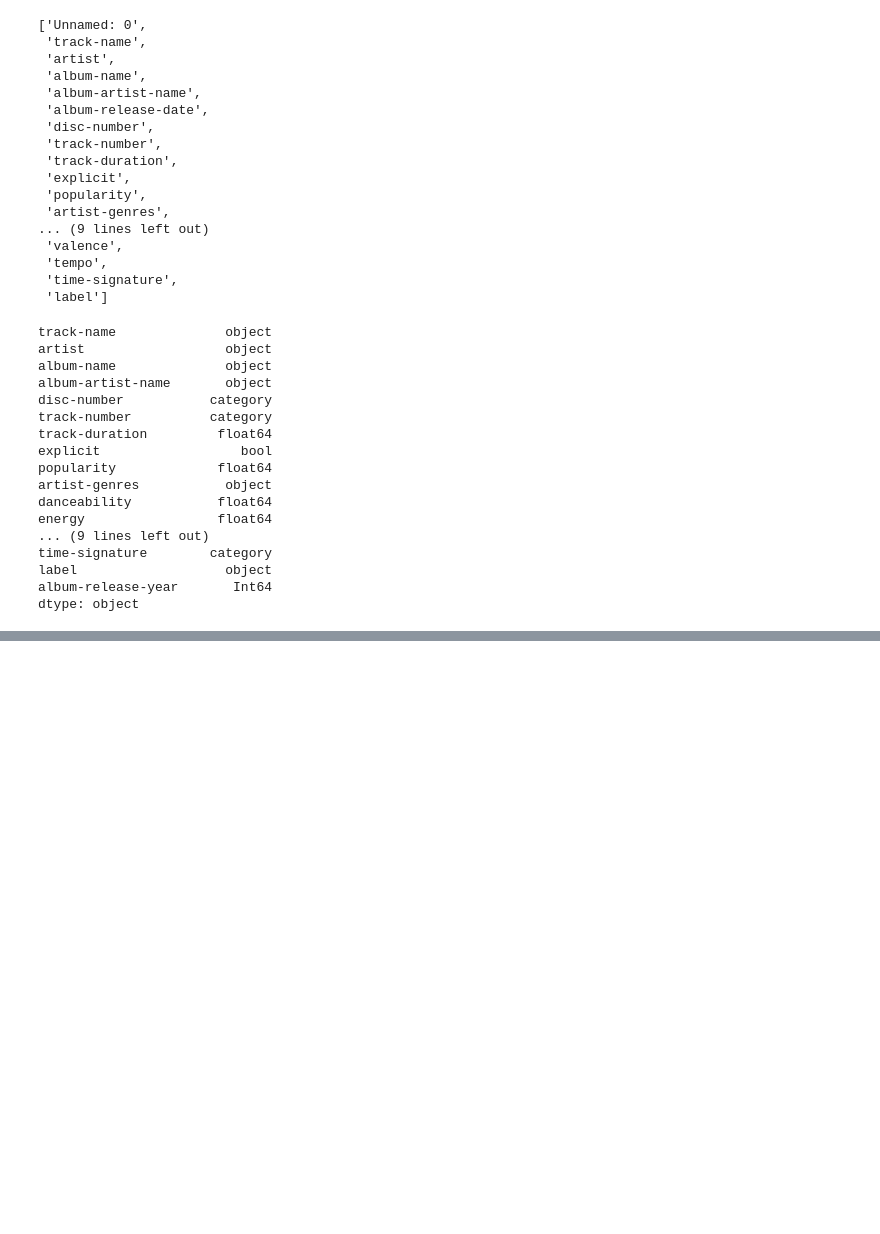
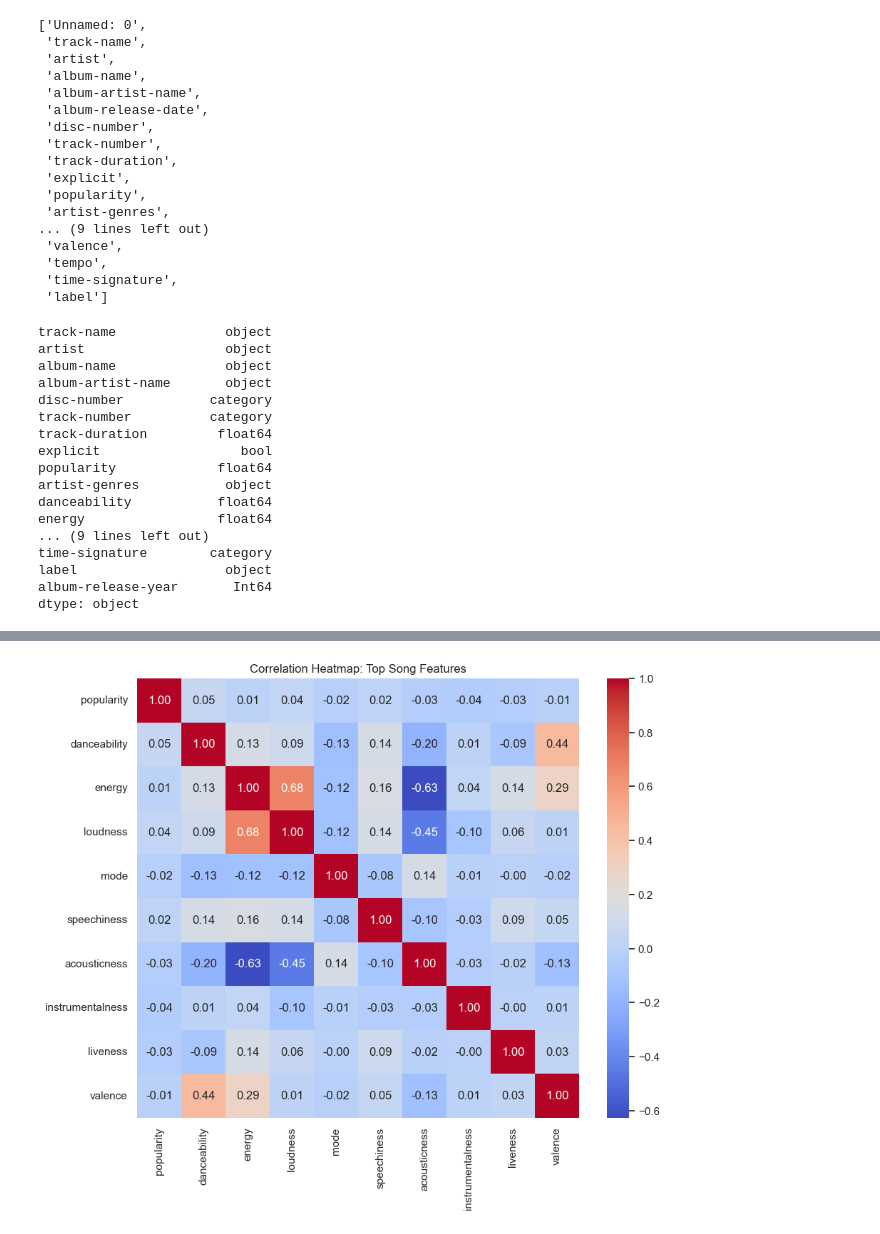
Before and after one commit to toljoyce/Data-Analyst-Projects, a Jupyter notebook: top-songs-2015-2025.ipynb, the cells around one changed output, grey strips where cells are left out. Saved outputs shown, nothing was run; the diff lists cells and outputs as text; code cells hidden in the pictures; blank space fills up the shorter version.

```diff
--- a/top-songs-2015-2025.ipynb
+++ b/top-songs-2015-2025.ipynb
@@ -560,0 +586,18 @@ df.describe().T
+# %%
+# Top 1 popular song - BY DECADE
+
+# Create a 'decade' column
+df['decade'] = (df['album-release-year'] // 10) * 10
+
+# Sort by popularity within each decade
+df_sorted_popular = df.sort_values(by=['decade', 'popularity'], ascending=[False, False])
+
+# Get top 1 popular per decade
+top_1_per_decade = df_sorted_popular.groupby('decade').head(1)
+
+# Select relevant columns (optional)
+top_1_per_decade = top_1_per_decade[['decade', 'track-name', 'artist', 'popularity']]
+
+# Reset index for a clean output
+top_1_per_decade = top_1_per_decade.reset_index(drop=True)
+top_1_per_decade
@@ -560,0 +699,14 @@ df.describe().T
+# %%
+# Relationship between (1) popularity and (2) danceability, energy, loudness, mode, speechiness, acousticness, instrumentalness, liveness, valence.
+
+cols_to_corr = ['popularity', 'danceability', 'energy', 'loudness', 'mode', 'speechiness', 'acousticness', 'instrumentalness', 'liveness', 'valence']
+corr_popularity = df[cols_to_corr].corr()
+
+# Display as heatmap
+
+plt.figure(figsize=(10, 8))
+sns.heatmap(corr_popularity, annot=True, cmap='coolwarm', fmt='.2f', cbar=True)
+plt.title('Correlation Heatmap: Top Song Features')
+plt.show()
+# %% [output]
+[figure, added]
```
Also changed, not shown: parts of 18 cells of this notebook, 1 other file.
